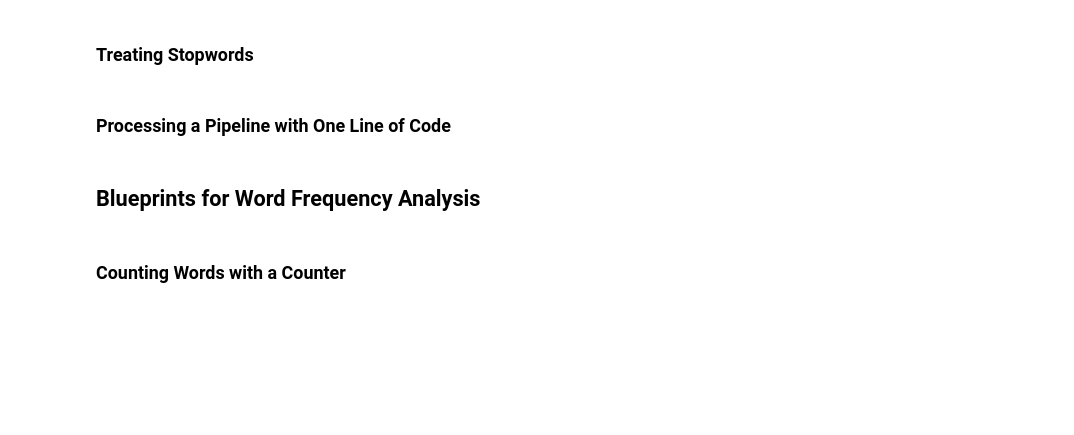
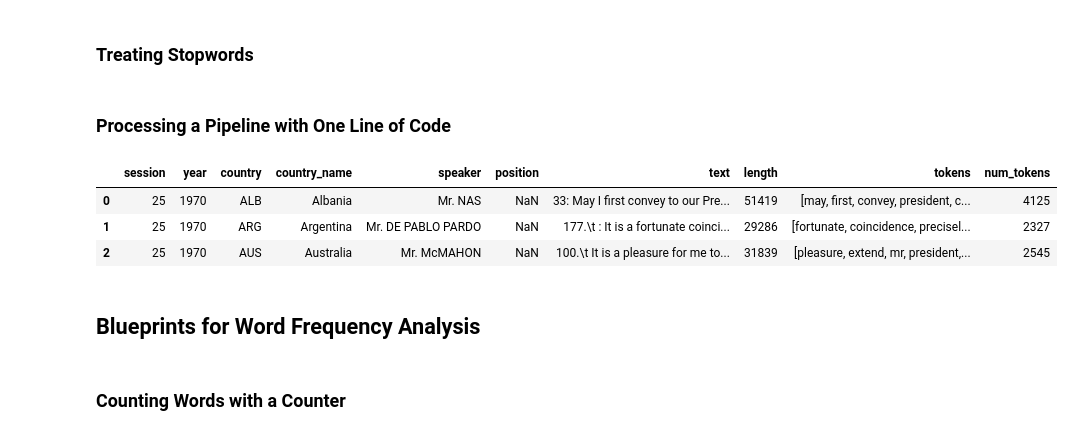
Before and after one commit to lkarjun/Text-Analysis-Workouts, a Jupyter notebook: 1. Gaining Early Insights from Textual Data/notebook.ipynb, the cells around one changed output. Drawn from its saved outputs; the diff is of its cells as text; code cells hidden in the pictures; blank space fills up the shorter version.

```diff
--- a/1. Gaining Early Insights from Textual Data/notebook.ipynb
+++ b/1. Gaining Early Insights from Textual Data/notebook.ipynb
@@ -172,6 +159,13 @@ def prepare(text, pipeline):
 df['tokens'] = df['text'].apply(prepare, pipeline=pipeline)
 # %%
 df['num_tokens'] = df['tokens'].map(len)
+# %%
+df.head(3)
+# %% [output]
+|  | session | year | country | country_name | speaker | position | text | length | tokens | num_tokens |
+| 0 | 25 | 1970 | ALB | Albania | Mr. NAS | NaN | 33: May I first convey to our Pre... | 51419 | [may, first, convey, president, c... | 4125 |
+| 1 | 25 | 1970 | ARG | Argentina | Mr. DE PABLO PARDO | NaN | 177.\t : It is a fortunate coinci... | 29286 | [fortunate, coincidence, precisel... | 2327 |
+| 2 | 25 | 1970 | AUS | Australia | Mr. McMAHON | NaN | 100.\t It is a pleasure for me to... | 31839 | [pleasure, extend, mr, president,... | 2545 |
 # %% [markdown]
 ## Blueprints for Word Frequency Analysis
 # %% [markdown]
```
Also changed, not shown: parts of 9 cells of this notebook, 1 other file.
